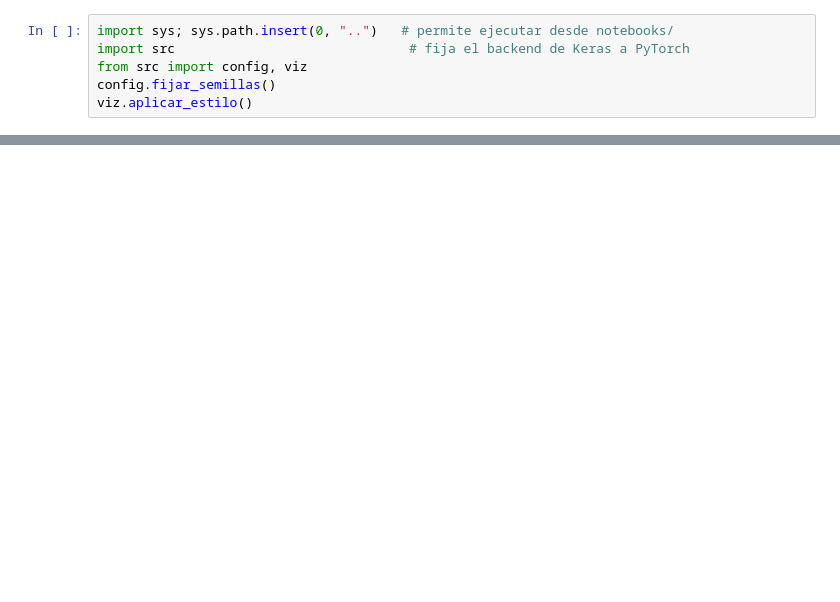
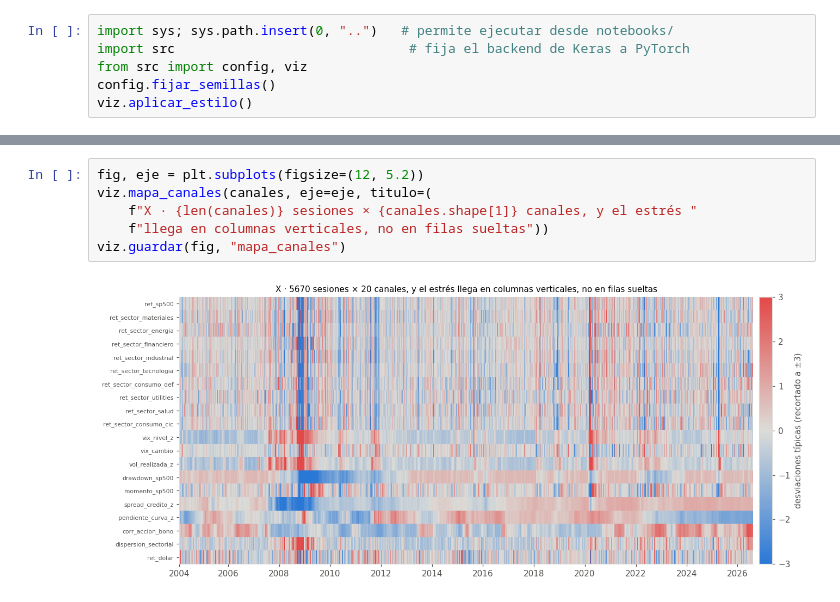
Before and after one commit to Romequinco/TALLER_GENERATIVOS, a Jupyter notebook: notebooks/00_datos_y_features.ipynb, the cells around one changed output, grey strips where cells are left out. Drawn from its saved outputs; the diff is of its cells as text; blank space fills up the shorter version.

```diff
--- a/notebooks/00_datos_y_features.ipynb
+++ b/notebooks/00_datos_y_features.ipynb
@@ -329,0 +213,8 @@ for ruta in salidas:
+# %%
+fig, eje = plt.subplots(figsize=(12, 5.2))
+viz.mapa_canales(canales, eje=eje, titulo=(
+    f"X · {len(canales)} sesiones × {canales.shape[1]} canales, y el estrés "
+    f"llega en columnas verticales, no en filas sueltas"))
+viz.guardar(fig, "mapa_canales")
+# %% [output]
+[figure, added]
```
Also changed, not shown: parts of 67 cells of this notebook, 39 other files.
